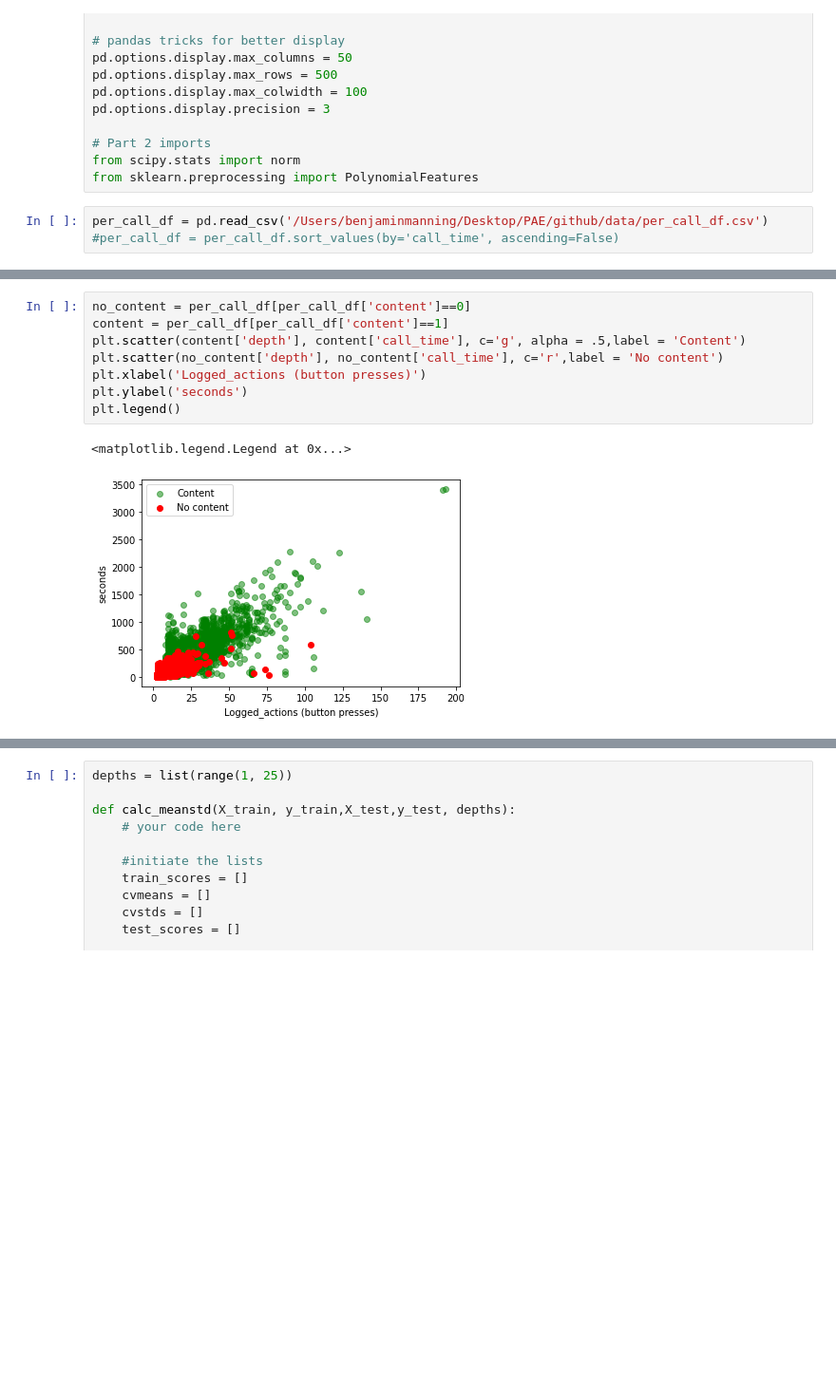
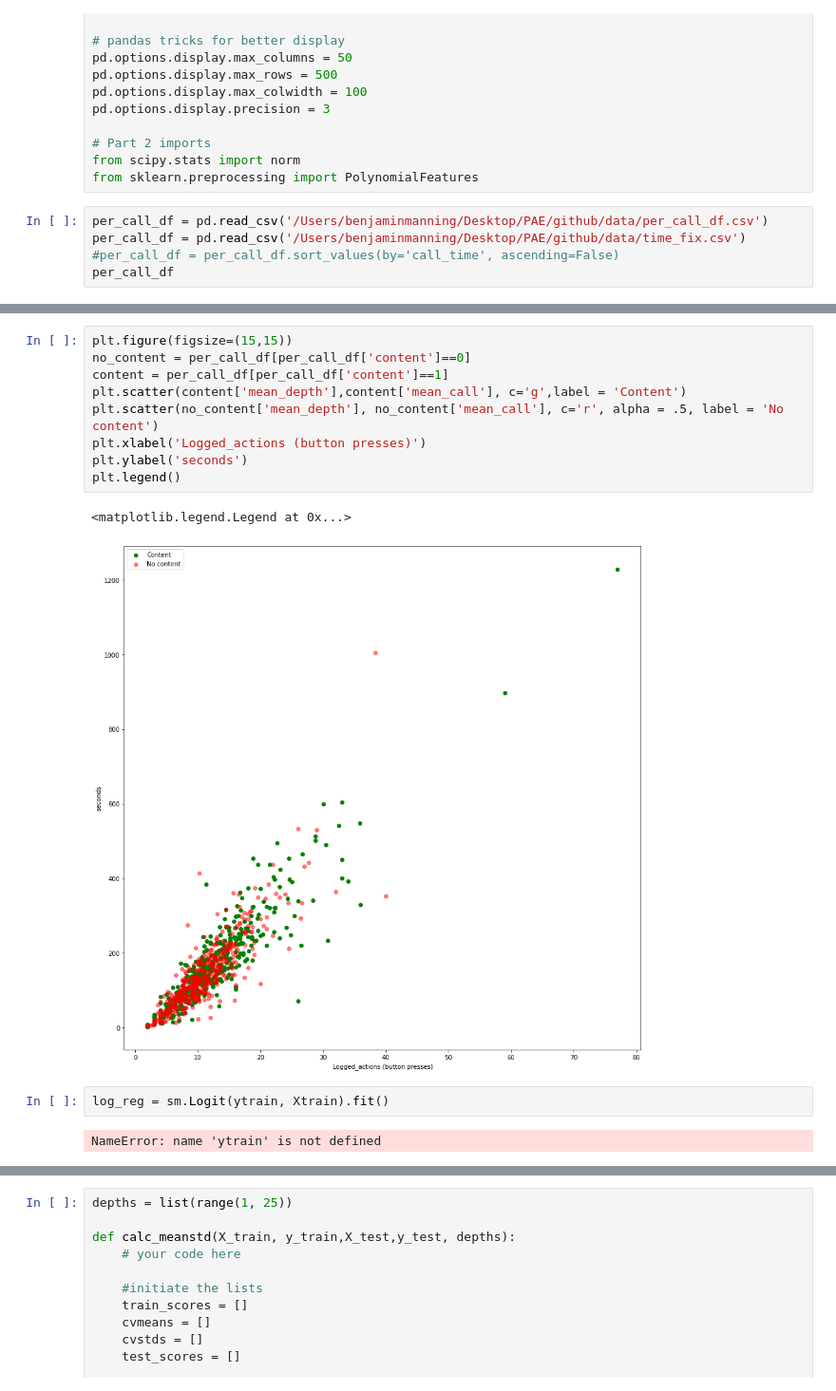
Before and after one commit to benjamin-manning/policy_analysis_exercise_pad, a Jupyter notebook: code/per_call_analysis.ipynb, the cells around one changed output, grey strips where cells are left out. Shown at 95% size. Drawn from its saved outputs; the diff is of its cells as text; blank space fills up the shorter version.

```diff
--- a/code/per_call_analysis.ipynb
+++ b/code/per_call_analysis.ipynb
@@ -49,4 +52,6 @@ from scipy.stats import norm
 from sklearn.preprocessing import PolynomialFeatures
 # %%
 per_call_df = pd.read_csv('/Users/benjaminmanning/Desktop/PAE/github/data/per_call_df.csv')
+per_call_df = pd.read_csv('/Users/benjaminmanning/Desktop/PAE/github/data/time_fix.csv')
 #per_call_df = per_call_df.sort_values(by='call_time', ascending=False)
+per_call_df
@@ -62,12 +95,17 @@ per_call_df.head()
 # %%
+plt.figure(figsize=(15,15))
 no_content = per_call_df[per_call_df['content']==0]
 content = per_call_df[per_call_df['content']==1]
-plt.scatter(content['depth'], content['call_time'], c='g', alpha = .5,label = 'Content')
-plt.scatter(no_content['depth'], no_content['call_time'], c='r',label = 'No content')
+plt.scatter(content['mean_depth'],content['mean_call'], c='g',label = 'Content')
+plt.scatter(no_content['mean_depth'], no_content['mean_call'], c='r', alpha = .5, label = 'No content')
 plt.xlabel('Logged_actions (button presses)')
 plt.ylabel('seconds')
 plt.legend()
 # %% [output]
 <matplotlib.legend.Legend at 0x...>
-[figure, old version]
+[figure, new version]
+# %%
+log_reg = sm.Logit(ytrain, Xtrain).fit()
+# %% [output]
+NameError: name 'ytrain' is not defined
 # %%
```
Also changed, not shown: parts of 31 cells of this notebook, 14 other files.
